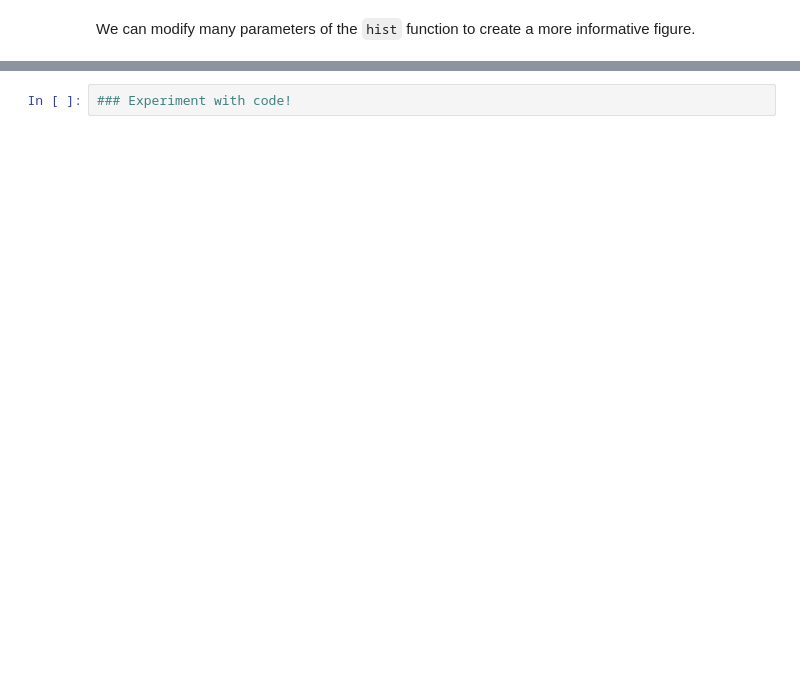
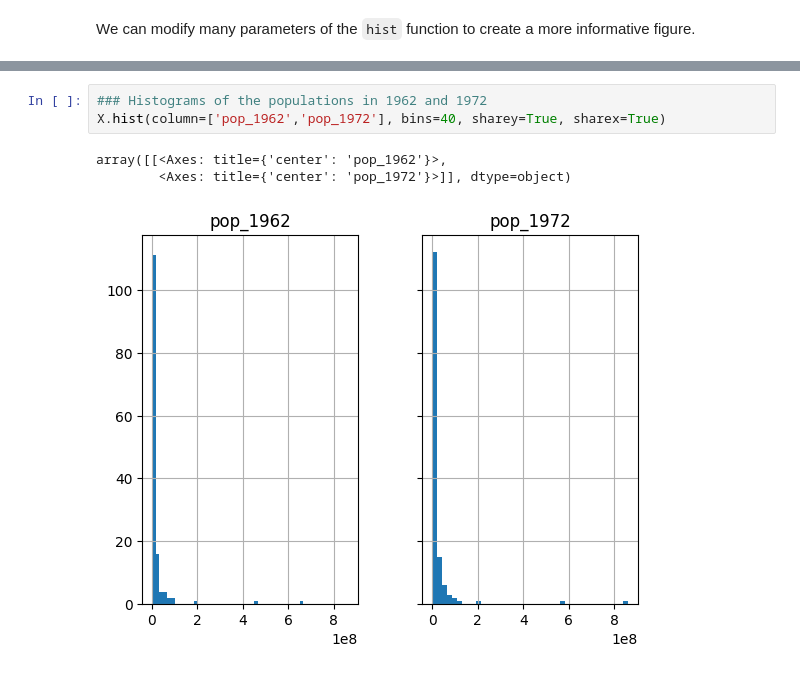
Before and after one commit to silvalugo/python-for-ai, a Jupyter notebook: 02_data_analysis_pandas.ipynb, the cells around one changed output, grey strips where cells are left out. Drawn from its saved outputs; the diff is of its cells as text; blank space fills up the shorter version.

```diff
--- a/02_data_analysis_pandas.ipynb
+++ b/02_data_analysis_pandas.ipynb
@@ -674,5 +736,10 @@ X.plot.box(column='lifeExp_2007', by='continent')
 # %% [markdown]
 ### <img src='images/exercise_icon.svg' alt="Exercise icon" width=40 align=center> Exercise 14
 > Practice with the `hist` and `box` functions by exploring different columns in our DateFrame. Experiment with data filtering methods to refine your figures further. **Hint:** We can see all available columns with `print(X.columns)`.
-# %%
-### Experiment with code!
+# %%
+### Histograms of the populations in 1962 and 1972
+X.hist(column=['pop_1962','pop_1972'], bins=40, sharey=True, sharex=True)
+# %% [output]
+array([[<Axes: title={'center': 'pop_1962'}>,
+        <Axes: title={'center': 'pop_1972'}>]], dtype=object)
+[figure, added]
```
Also changed, not shown: parts of 18 cells of this notebook.
